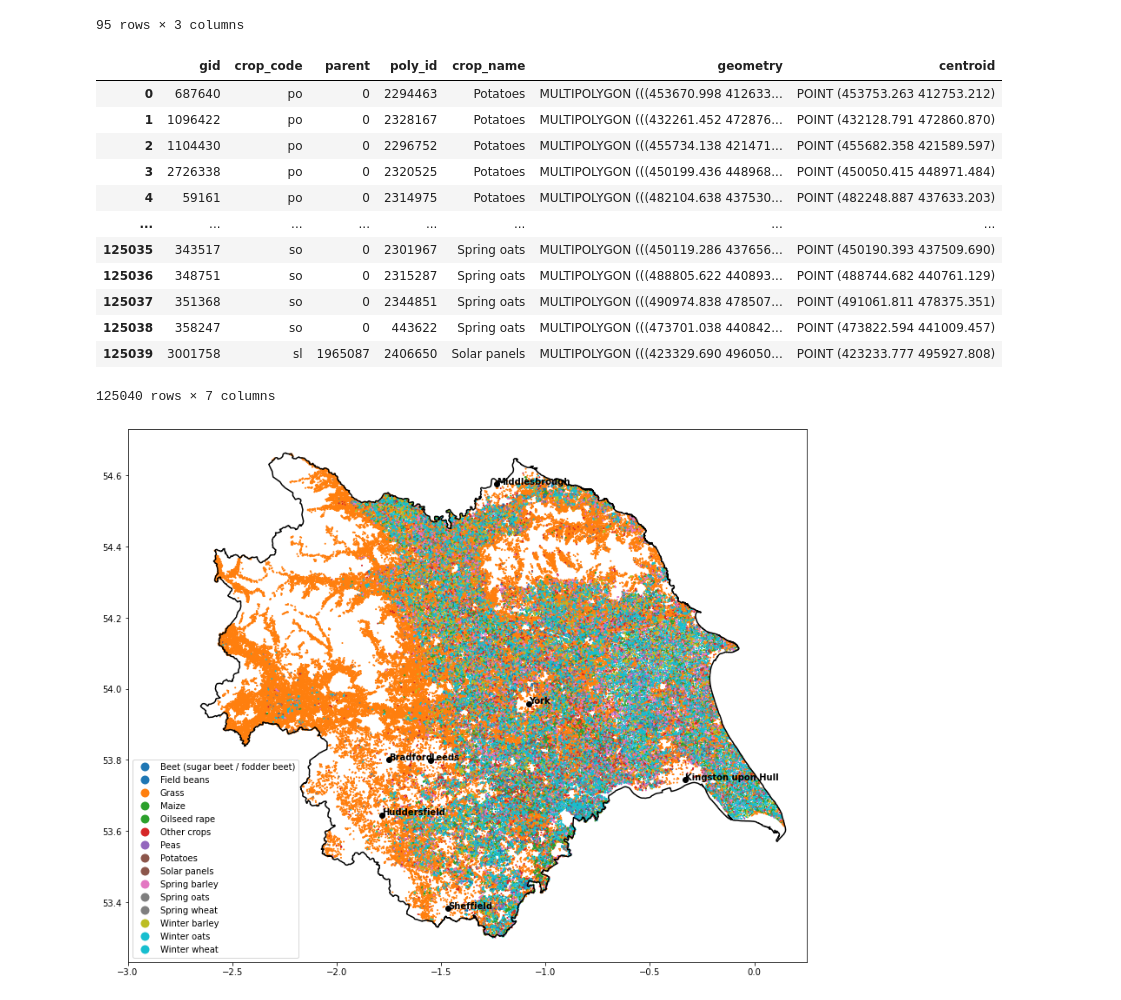
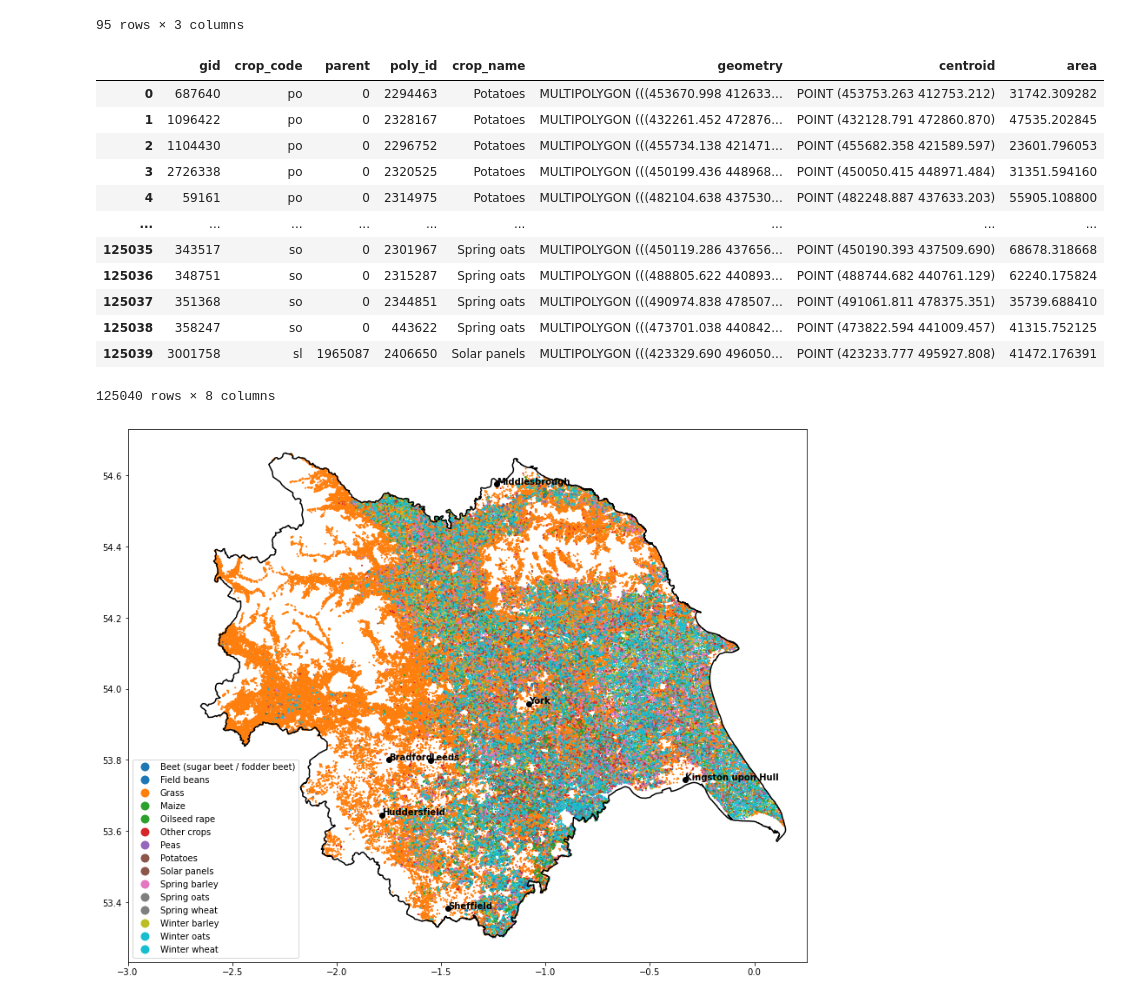
Before and after one commit to FixOurFood/FoF_Dashboard, a Jupyter notebook: Reading_CEH_data.ipynb, the cells around one changed output. Saved outputs shown, nothing was run; the diff lists cells and outputs as text; code cells hidden in the pictures.

Commit message:
Computing area of polygons

```diff
--- a/Reading_CEH_data.ipynb
+++ b/Reading_CEH_data.ipynb
@@ -67,22 +67,23 @@ city_dict = {'Leeds' : [53.799722, -1.549167],
 # %%
 crops = gpd.read_file('data/LUC/lccm-2021_4509500.gdb', mask = polygon)
 crops['centroid'] = crops.centroid
+crops['area'] = crops.area
 crops = crops.set_geometry('centroid')
 crops
 # %% [output]
-|  | gid | crop_code | parent | poly_id | crop_name | geometry | centroid |
-| 0 | 687640 | po | 0 | 2294463 | Potatoes | MULTIPOLYGON (((453670.998 412633... | POINT (453753.263 412753.212) |
-| 1 | 1096422 | po | 0 | 2328167 | Potatoes | MULTIPOLYGON (((432261.452 472876... | POINT (432128.791 472860.870) |
-| 2 | 1104430 | po | 0 | 2296752 | Potatoes | MULTIPOLYGON (((455734.138 421471... | POINT (455682.358 421589.597) |
-| 3 | 2726338 | po | 0 | 2320525 | Potatoes | MULTIPOLYGON (((450199.436 448968... | POINT (450050.415 448971.484) |
-| 4 | 59161 | po | 0 | 2314975 | Potatoes | MULTIPOLYGON (((482104.638 437530... | POINT (482248.887 437633.203) |
-| ... | ... | ... | ... | ... | ... | ... | ... |
-| 125035 | 343517 | so | 0 | 2301967 | Spring oats | MULTIPOLYGON (((450119.286 437656... | POINT (450190.393 437509.690) |
-| 125036 | 348751 | so | 0 | 2315287 | Spring oats | MULTIPOLYGON (((488805.622 440893... | POINT (488744.682 440761.129) |
-| 125037 | 351368 | so | 0 | 2344851 | Spring oats | MULTIPOLYGON (((490974.838 478507... | POINT (491061.811 478375.351) |
-| 125038 | 358247 | so | 0 | 443622 | Spring oats | MULTIPOLYGON (((473701.038 440842... | POINT (473822.594 441009.457) |
-| 125039 | 3001758 | sl | 1965087 | 2406650 | Solar panels | MULTIPOLYGON (((423329.690 496050... | POINT (423233.777 495927.808) |
+|  | gid | crop_code | parent | poly_id | crop_name | geometry | centroid | area |
+| 0 | 687640 | po | 0 | 2294463 | Potatoes | MULTIPOLYGON (((453670.998 412633... | POINT (453753.263 412753.212) | 31742.309282 |
+| 1 | 1096422 | po | 0 | 2328167 | Potatoes | MULTIPOLYGON (((432261.452 472876... | POINT (432128.791 472860.870) | 47535.202845 |
+| 2 | 1104430 | po | 0 | 2296752 | Potatoes | MULTIPOLYGON (((455734.138 421471... | POINT (455682.358 421589.597) | 23601.796053 |
+| 3 | 2726338 | po | 0 | 2320525 | Potatoes | MULTIPOLYGON (((450199.436 448968... | POINT (450050.415 448971.484) | 31351.594160 |
+| 4 | 59161 | po | 0 | 2314975 | Potatoes | MULTIPOLYGON (((482104.638 437530... | POINT (482248.887 437633.203) | 55905.108800 |
+| ... | ... | ... | ... | ... | ... | ... | ... | ... |
+| 125035 | 343517 | so | 0 | 2301967 | Spring oats | MULTIPOLYGON (((450119.286 437656... | POINT (450190.393 437509.690) | 68678.318668 |
+| 125036 | 348751 | so | 0 | 2315287 | Spring oats | MULTIPOLYGON (((488805.622 440893... | POINT (488744.682 440761.129) | 62240.175824 |
+| 125037 | 351368 | so | 0 | 2344851 | Spring oats | MULTIPOLYGON (((490974.838 478507... | POINT (491061.811 478375.351) | 35739.688410 |
+| 125038 | 358247 | so | 0 | 443622 | Spring oats | MULTIPOLYGON (((473701.038 440842... | POINT (473822.594 441009.457) | 41315.752125 |
+| 125039 | 3001758 | sl | 1965087 | 2406650 | Solar panels | MULTIPOLYGON (((423329.690 496050... | POINT (423233.777 495927.808) | 41472.176391 |
-125040 rows × 7 columns
+125040 rows × 8 columns
 # %%
 crops = crops.to_crs(epsg=4326)
 counties = counties.to_crs(epsg=4326)
```
Also changed, not shown: parts of 2 cells of this notebook.
